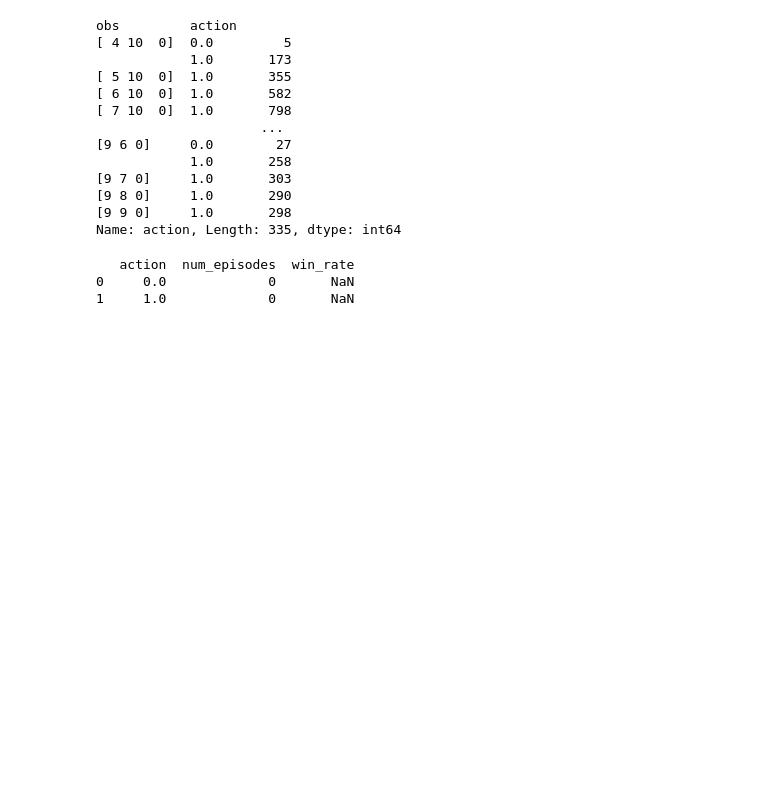
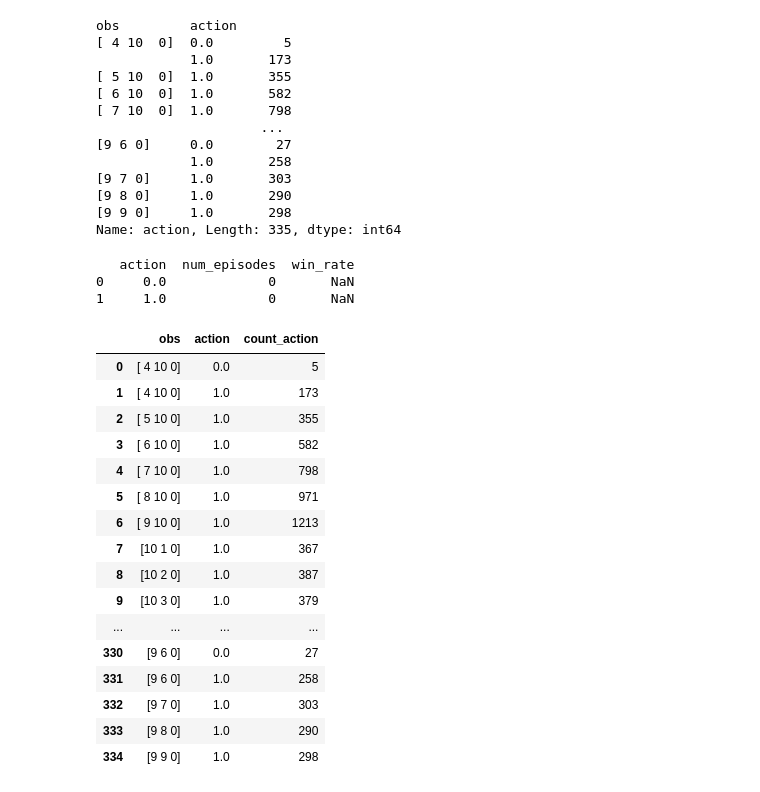
Before and after one commit to ristovski123/ISIA2, a Jupyter notebook: Untitled.ipynb, the cells around one changed output. Cells and saved outputs as stored; diff of their text form; code cells hidden in the pictures; blank space fills up the shorter version.

```diff
--- a/Untitled.ipynb
+++ b/Untitled.ipynb
@@ -139,3 +139,27 @@ print(grouped_data)
    action  num_episodes  win_rate
 0     0.0             0       NaN
 1     1.0             0       NaN
+# %%
+grouped_data = df.groupby(["obs", "action"]).size().reset_index(name='count_action')
+
+# Display the entire DataFrame without truncation
+with pd.option_context('display.max_rows', None, 'display.max_columns', None):
+    display(grouped_data)
+# %% [output]
+|  | obs | action | count_action |
+| 0 | [ 4 10 0] | 0.0 | 5 |
+| 1 | [ 4 10 0] | 1.0 | 173 |
+| 2 | [ 5 10 0] | 1.0 | 355 |
+| 3 | [ 6 10 0] | 1.0 | 582 |
+| 4 | [ 7 10 0] | 1.0 | 798 |
+| 5 | [ 8 10 0] | 1.0 | 971 |
+| 6 | [ 9 10 0] | 1.0 | 1213 |
+| 7 | [10 1 0] | 1.0 | 367 |
+| 8 | [10 2 0] | 1.0 | 387 |
+| 9 | [10 3 0] | 1.0 | 379 |
+| ... | ... | ... | ... |
+| 330 | [9 6 0] | 0.0 | 27 |
+| 331 | [9 6 0] | 1.0 | 258 |
+| 332 | [9 7 0] | 1.0 | 303 |
+| 333 | [9 8 0] | 1.0 | 290 |
+| 334 | [9 9 0] | 1.0 | 298 |
```
Also changed, not shown: parts of 1 cell of this notebook, 3 other files.
